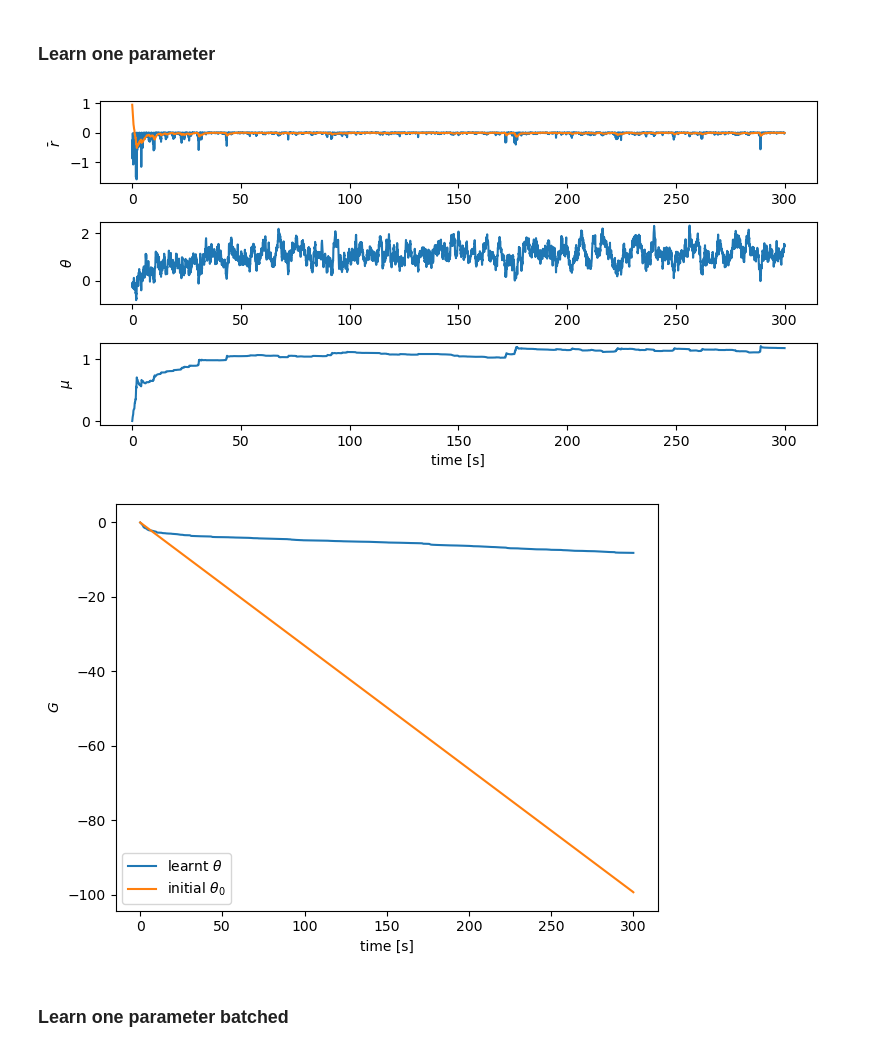
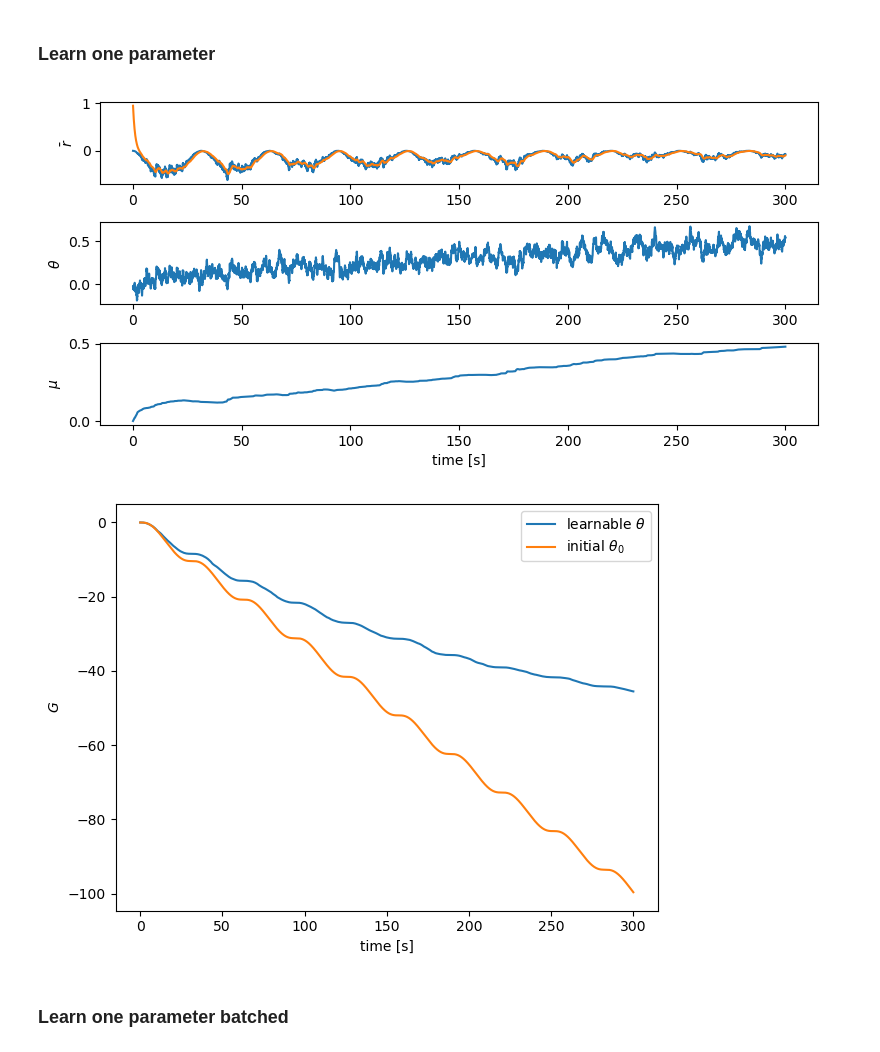
Before and after one commit to jesusgf96/OUA, a Jupyter notebook: OUA_reproducibility_notebook.ipynb, the cells around one changed output. Saved outputs shown, nothing was run; the diff lists cells and outputs as text; code cells hidden in the pictures.

```diff
--- a/OUA_reproducibility_notebook.ipynb
+++ b/OUA_reproducibility_notebook.ipynb
@@ -171,7 +175,7 @@ def diffusive_learning(control_fun, reward_fun, y0, dt=0.05, t0=0, t1=200, epsil
     if target_fun is None:
         sol = diffeqsolve(terms, solver, t0=t0, t1=t1, dt0=dt, y0=y0, saveat=dfx.SaveAt(steps=True), args=[control_fun], max_steps=100000)
     else:
-        sol = diffeqsolve(terms, solver, t0, t1, dt0=dt, y0=y0, saveat=dfx.SaveAt(steps=True), args=[control_fun, target_fun], max_steps=300000)
+        sol = diffeqsolve(terms, solver, t0, t1, dt0=dt, y0=y0, saveat=dfx.SaveAt(steps=True), args=[control_fun, target_fun], max_steps=2000000)
 
     # Remove infinite values from the solution
     ts = sol.ts[~jnp.isinf(sol.ts)]
@@ -193,10 +197,13 @@ def reward_fun(u, theta, t):
     '''
     theta_gt = 1.0
     return -(tanh(u * theta) - tanh(u * theta_gt)) ** 2
+    # return -(u * theta - u * theta_gt) ** 2
+#     return -(relu(u * theta) - relu(u * theta_gt)) ** 2
+#     return -(leaky_relu(u * theta) - leaky_relu(u * theta_gt)) ** 2
 
 
 # Control input function - sin wave
-control_fun= lambda t: jnp.sin(10.0*t)
+control_fun= lambda t: jnp.sin(0.1*t)
 
 
 # Initial conditions
@@ -213,40 +220,40 @@ key = keys[0]
 
 
 # Simulate learning process
-ts, ys = diffusive_learning(control_fun, reward_fun, y0, t0=0, t1=300, key=key)
+ts, ys = diffusive_learning(control_fun, reward_fun, y0, sigma=0.1, t0=0, t1=300, key=key)
 
 
 # Plot (i) reward & reward_avg, (ii) theta and (iii) mu during learning
 fig, ax = plt.subplots(3,1, figsize=(8,4))
 rewards = jax.vmap(reward_fun)(control_fun(ts), ys[:, 1], ts)
 ax[0].plot(ts, rewards)
 ax[0].plot(ts, ys[:, 0])
 ax[0].set_ylabel(r'$\bar{r}$')
 ax[1].plot(ts, ys[:, 1])
 ax[1].set_ylabel(r'$\theta$');
 ax[2].plot(ts, ys[:, 2])
 ax[2].set_ylabel(r'$\mu$')
 ax[2].set_xlabel('time [s]')
 plt.tight_layout()
 
 
 # Plot cumulative reward
 plt.figure()
 plt.plot(ts, ys[:, 3])
 
 # Cumulative reward without learning
 ts, ys = diffusive_learning(control_fun, reward_fun, y0, t0=0, t1=300, epsilon=0.0, lambd=0.0, sigma=0.0, eta=0.0, key=key)
 plt.plot(ts, ys[:,3])
 plt.ylabel(r"$G$") # we define the gain G as the cumulative reward
 plt.xlabel('time [s]')
 plt.axis('tight')
-plt.legend([r"learnt $\theta$", r"initial $\theta_0$"])
+plt.legend([r"learnable $\theta$", r"initial $\theta_0$"])
 plt.tight_layout()
 
 # NOTE: not used in paper
 # %% [output]
-[figure, old version]
+[figure, new version]
-[figure, old version]
+[figure, new version]
 # %% [markdown]
 ### Learn one parameter batched
 # %%
```
Also changed, not shown: parts of 13 cells of this notebook.
